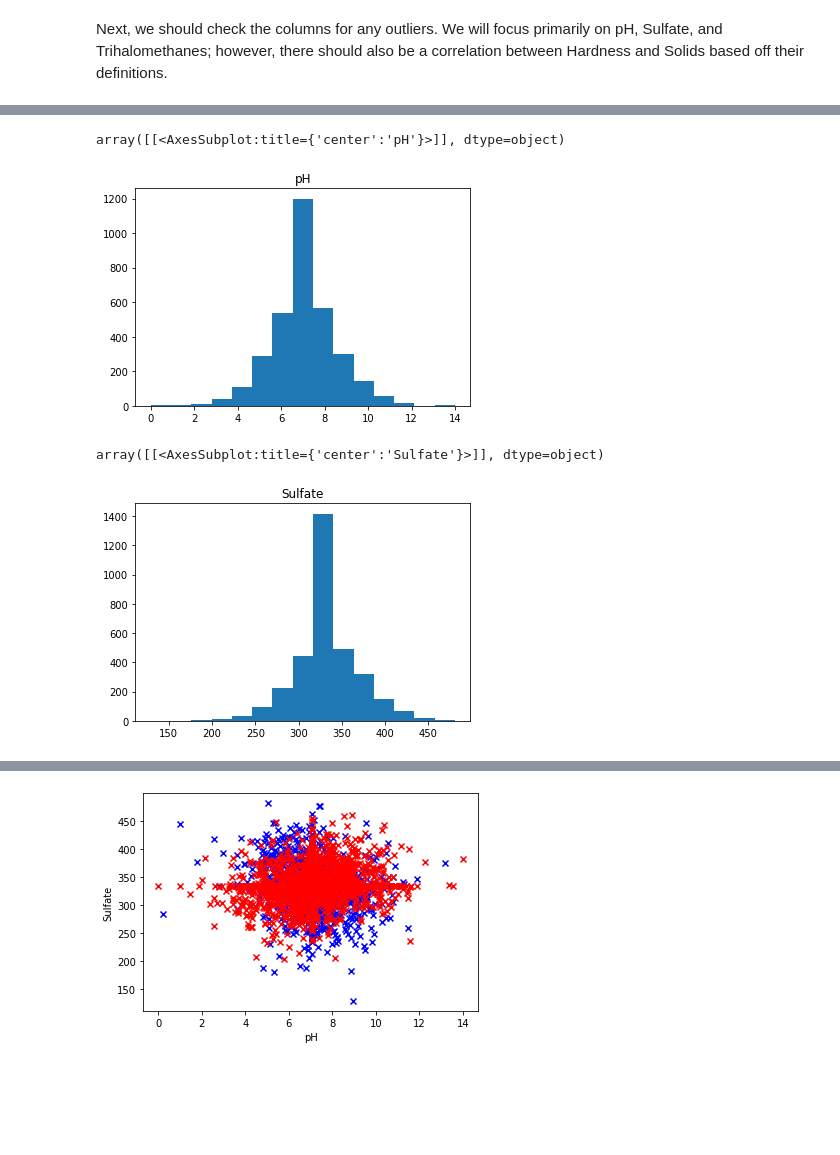
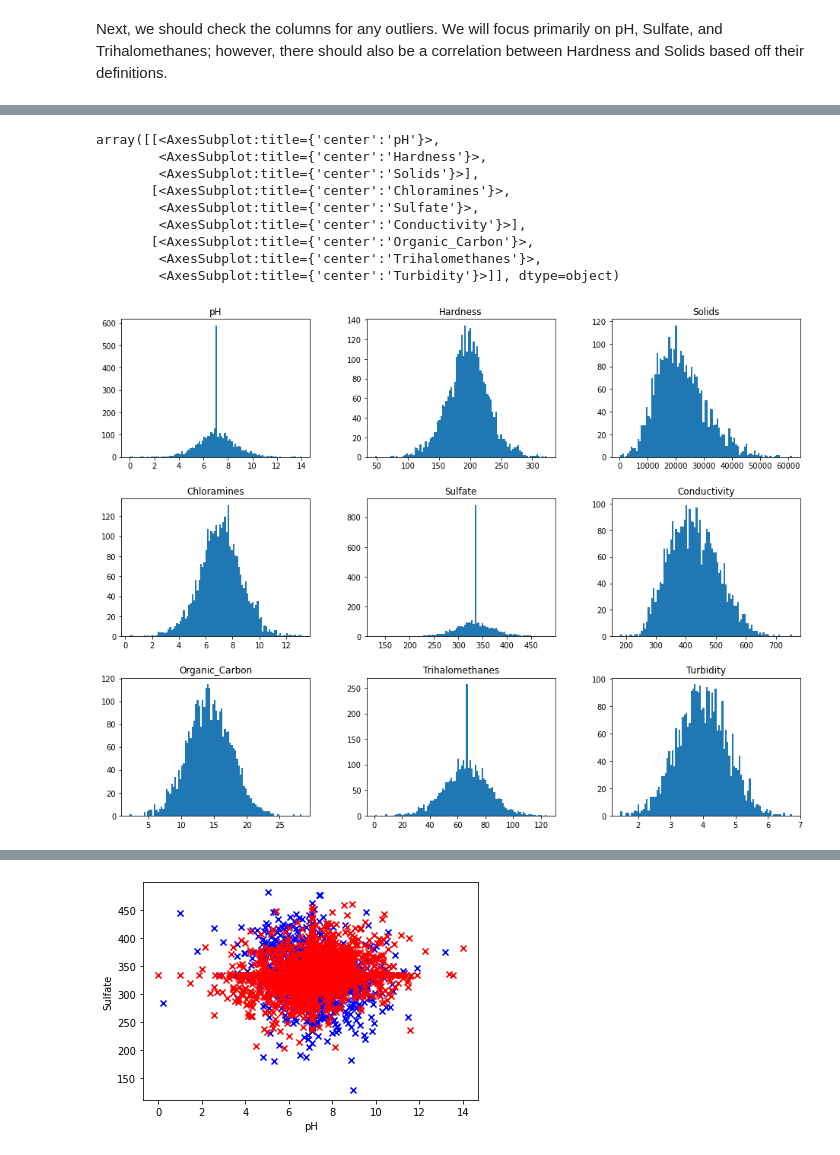
Before and after one commit to thomaspeavler/Water-Potability-Classifier, a Jupyter notebook: water-classifier.ipynb, the cells around one changed output, grey strips where cells are left out. Cells and saved outputs as stored; diff of their text form; code cells hidden in the pictures; blank space fills up the shorter version.

Commit message:
graphs

```diff
--- a/water-classifier.ipynb
+++ b/water-classifier.ipynb
@@ -164,12 +175,14 @@ Next,
 # %%
-# Look at distribution of pH data
-data.hist(column='pH', grid=False, bins=15)
+# Look at distribution of each feature
+data.iloc[:, :-1].hist(grid=False, bins=100, figsize=(16, 12))
 # %% [output]
-array([[<AxesSubplot:title={'center':'pH'}>]], dtype=object)
+array([[<AxesSubplot:title={'center':'pH'}>,
+        <AxesSubplot:title={'center':'Hardness'}>,
+        <AxesSubplot:title={'center':'Solids'}>],
+       [<AxesSubplot:title={'center':'Chloramines'}>,
+        <AxesSubplot:title={'center':'Sulfate'}>,
+        <AxesSubplot:title={'center':'Conductivity'}>],
+       [<AxesSubplot:title={'center':'Organic_Carbon'}>,
+        <AxesSubplot:title={'center':'Trihalomethanes'}>,
+        <AxesSubplot:title={'center':'Turbidity'}>]], dtype=object)
-[figure, old version]
+[figure, new version]
-# %%
-# Look at distribution of Sulfate data
-data.hist(column='Sulfate', grid=False, bins=15)
-# %% [output]
-array([[<AxesSubplot:title={'center':'Sulfate'}>]], dtype=object)
-[figure, removed]
```
Also changed, not shown: parts of 3 cells of this notebook.
